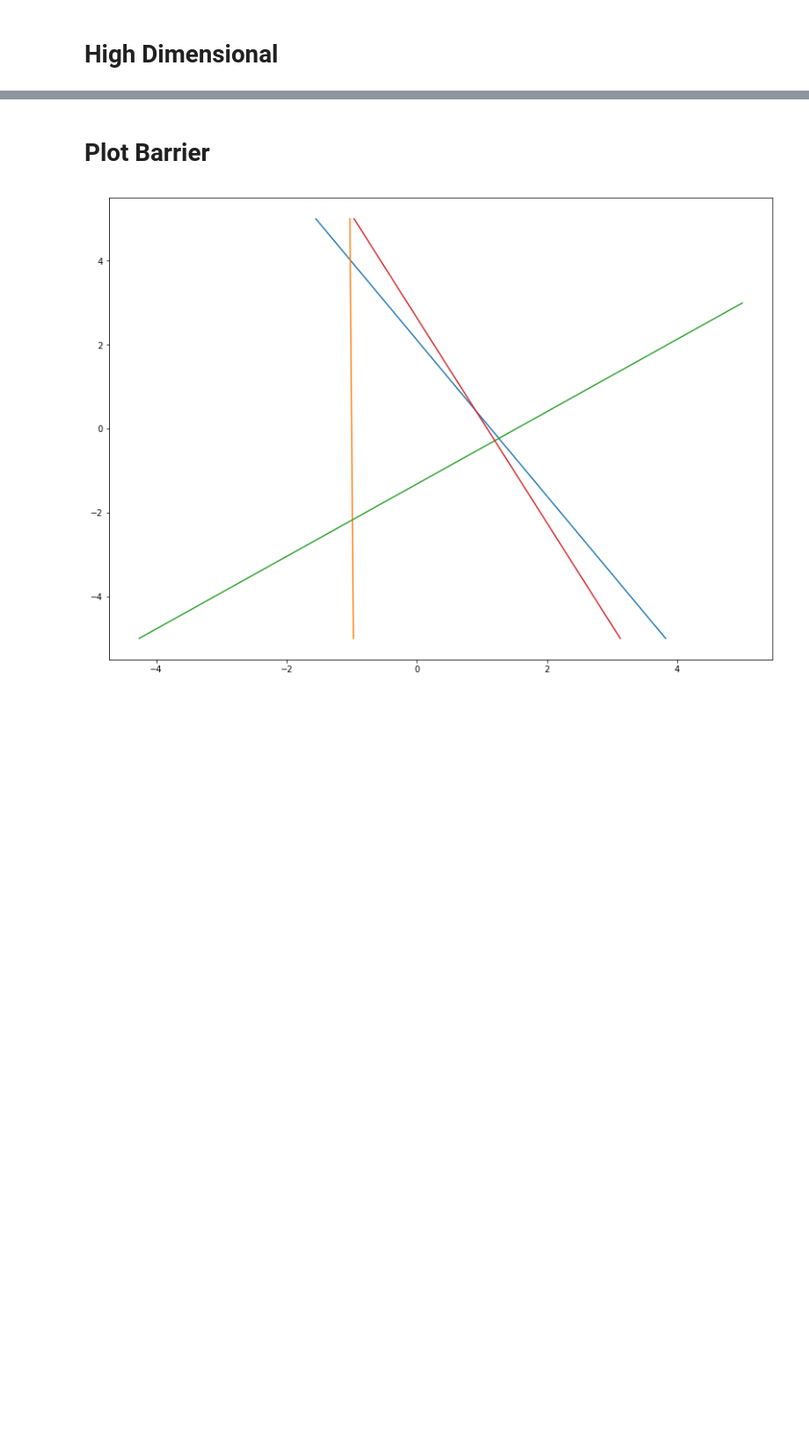
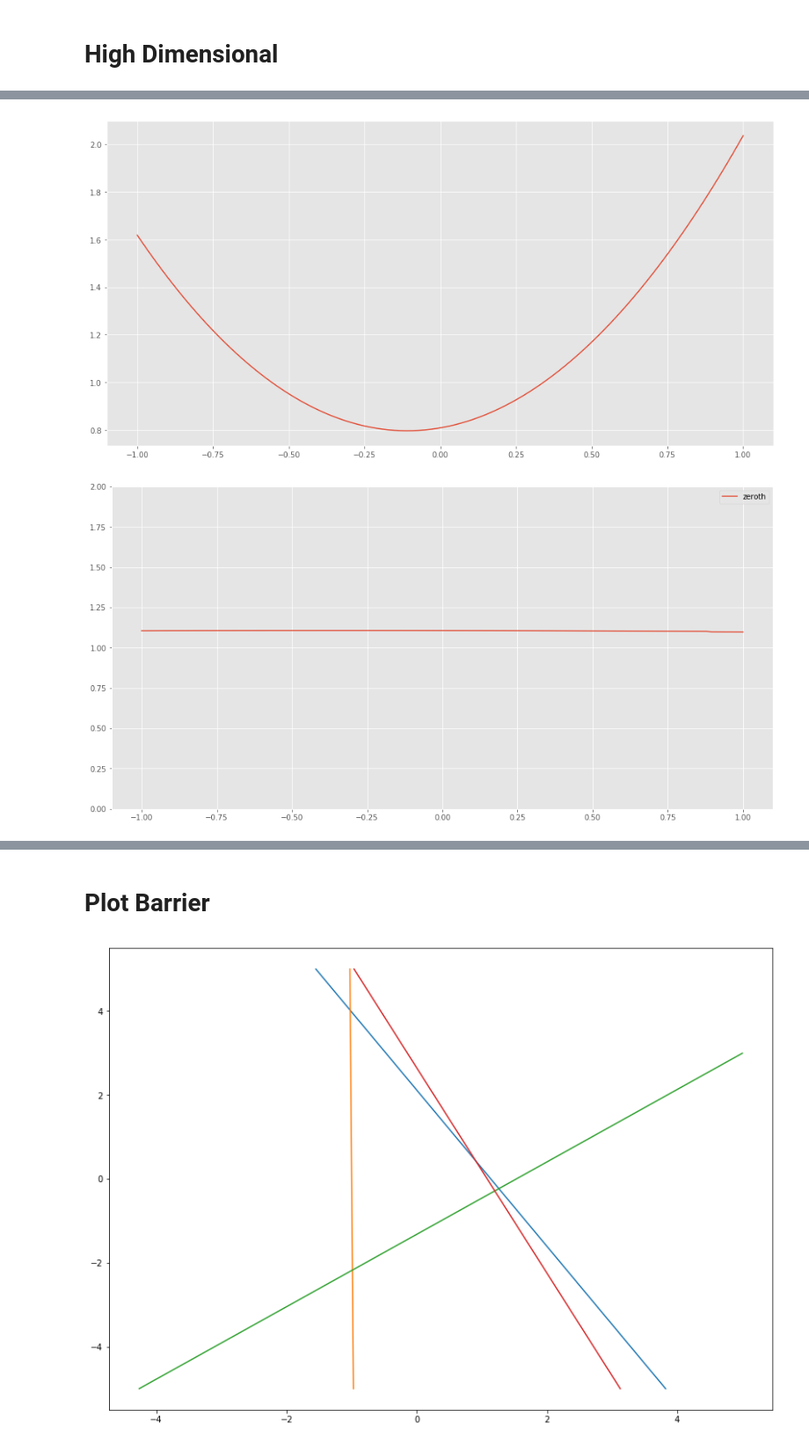
Before and after one commit to daniellengyel/new_adventure, a Jupyter notebook: notebooks/new_shift_est.ipynb, the cells around one changed output, grey strips where cells are left out. Shown at 88% size. Drawn from its saved outputs; the diff is of its cells as text; code cells hidden in the pictures; blank space fills up the shorter version.

```diff
--- a/notebooks/new_shift_est.ipynb
+++ b/notebooks/new_shift_est.ipynb
@@ -642,0 +245,48 @@ np.linalg.norm(est_inv_hess - true_inv_hess)/np.linalg.norm(true_inv_hess)
+# %%
+errs_inv_first = []
+errs_inv_zeroth = []
+errs_zeroth = []
+# errs_fd = []
+a = []
+b = []
+xs = np.ones(dim) / np.linalg.norm(np.ones(dim))
+num_steps = 100
+delta = 10
+int_start, int_end = -1, 1
+vals = []
+hess_vals = []
+for x in np.linspace(int_start, int_end, num_steps):
+    xs[0] = x
+
+    vals.append(F.f(np.array([xs])))
+
+
+    true_hess = F.f2(np.array([xs]))
+    est_first_hess = dfe.new_beta_second_shift_estimator(F, xs, 10, 1000, jrandom_key)
+    est_zeroth_hess = dfe.beta_second_shift_estimator(F, xs, 1000, 10000, jrandom_key)
+
+    est_inv_first_hess = np.linalg.inv(est_first_hess)
+    est_inv_zeroth_hess = get_low_rank_matrix_inverse(est_zeroth_hess, 1) # np.linalg.inv((est_zeroth_hess))
+    true_inv_hess = get_low_rank_matrix_inverse(true_hess[0], 1) # np.linalg.inv(true_hess)
+
+    errs_inv_first.append(np.linalg.norm(est_inv_first_hess - true_inv_hess)/np.linalg.norm(true_inv_hess))
+    errs_inv_zeroth.append(np.linalg.norm(est_inv_zeroth_hess - true_inv_hess)/np.linalg.norm(true_inv_hess))
+    errs_zeroth.append(np.linalg.norm(jnp.diag(est_zeroth_hess) - jnp.diag(true_hess[0]))/np.linalg.norm(jnp.diag(true_hess[0])))
+# %%
+plt.plot(np.linspace(int_start, int_end, num_steps), vals)
+plt.show()
+
+# plt.plot(np.linspace(int_start, int_end, num_steps), hess_vals)
+# plt.show()
+
+# plt.plot(np.linspace(int_start, int_end, num_steps), errs, label="first")
+plt.plot(np.linspace(int_start, int_end, num_steps), errs_inv_zeroth, label="zeroth")
+# plt.plot(np.linspace(int_start, int_end, num_steps), errs_fd, label="Finite Difference")
+plt.legend()
+
+plt.ylim(0, 2)
+
+plt.show()
+# %% [output]
+[figure, added]
+[figure, added]
```
Also changed, not shown: parts of 62 cells of this notebook, 7 other files.
